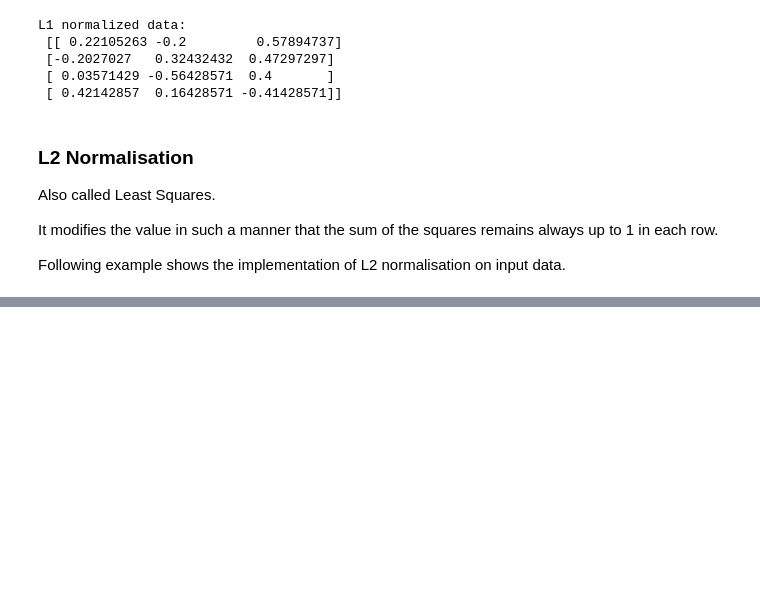
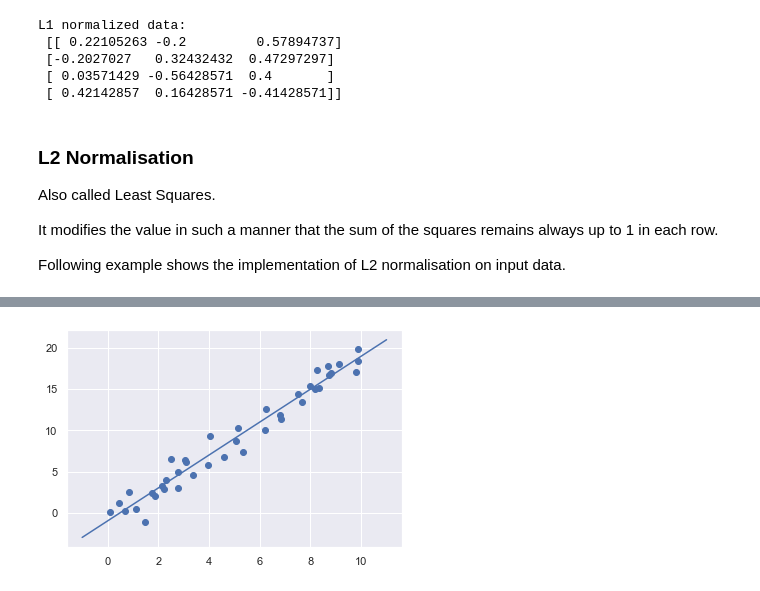
Before and after one commit to victoryapcheeann/scikit-learn-101, a Jupyter notebook: scikit-learn-101.ipynb, the cells around one changed output, grey strips where cells are left out. Saved outputs shown, nothing was run; the diff lists cells and outputs as text; code cells hidden in the pictures; blank space fills up the shorter version.

```diff
--- a/scikit-learn-101.ipynb
+++ b/scikit-learn-101.ipynb
@@ -293,0 +457,3 @@ Following example shows the implementation of L2 normalisation on input data.
+# %%
+model = LinearRegression(fit_intercept = True)
+model
@@ -293,0 +467,3 @@ Following example shows the implementation of L2 normalisation on input data.
+# %%
+X = x[:, np.newaxis]
+X.shape
@@ -293,0 +475,2 @@ Following example shows the implementation of L2 normalisation on input data.
+# %%
+model.fit(X, y)
@@ -293,0 +494,8 @@ Following example shows the implementation of L2 normalisation on input data.
+# %%
+xfit = np.linspace(-1, 11)
+Xfit = xfit[:, np.newaxis]
+yfit = model.predict(Xfit)
+plt.scatter(x, y)
+plt.plot(xfit, yfit);
+# %% [output]
+[figure, added]
```
Also changed, not shown: parts of 31 cells of this notebook.
